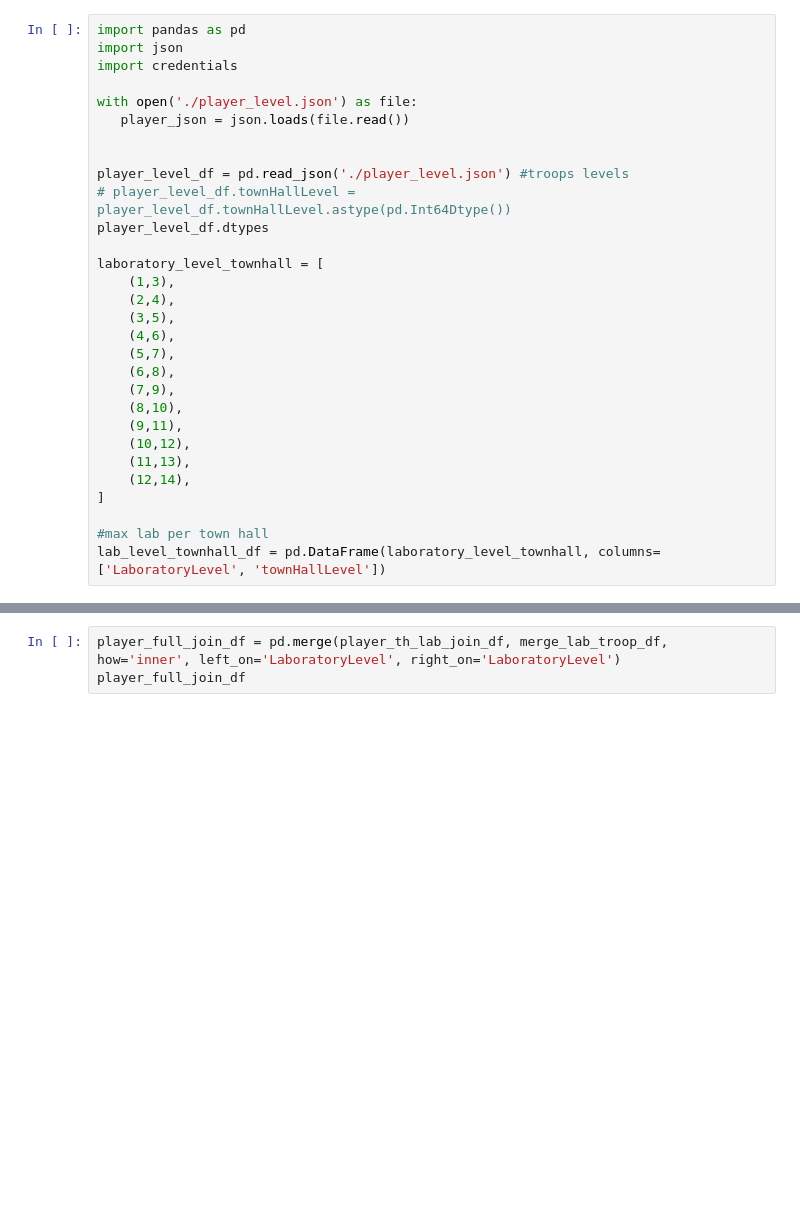
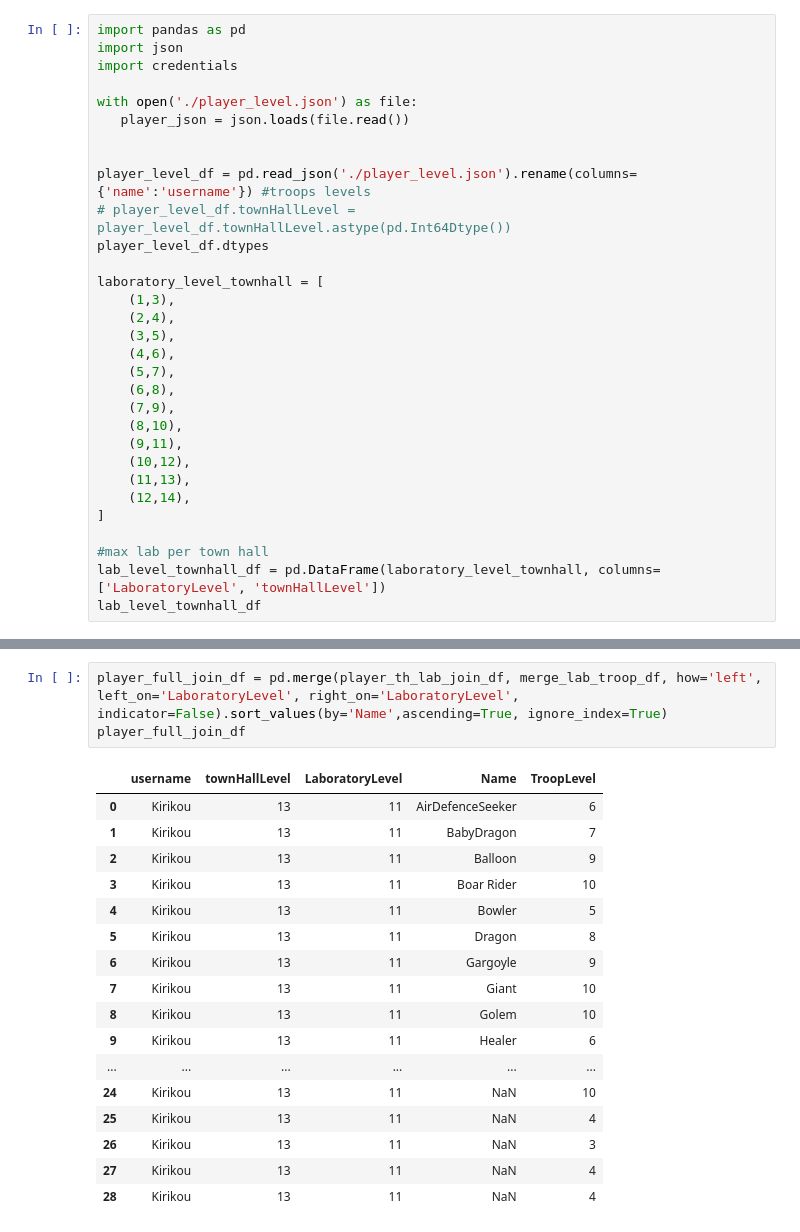
Before and after one commit to dev-tetus/Clan-API, a Jupyter notebook: testing.ipynb, the cells around one changed output, grey strips where cells are left out. Saved outputs shown, nothing was run; the diff lists cells and outputs as text; blank space fills up the shorter version.

```diff
--- a/testing.ipynb
+++ b/testing.ipynb
@@ -7,7 +7,7 @@ with open('./player_level.json') as file:
    player_json = json.loads(file.read())
 
 
-player_level_df = pd.read_json('./player_level.json') #troops levels
+player_level_df = pd.read_json('./player_level.json').rename(columns={'name':'username'}) #troops levels
 # player_level_df.townHallLevel = player_level_df.townHallLevel.astype(pd.Int64Dtype())
 player_level_df.dtypes
 
@@ -28,3 +28,4 @@ laboratory_level_townhall = [
 
 #max lab per town hall
 lab_level_townhall_df = pd.DataFrame(laboratory_level_townhall, columns=['LaboratoryLevel', 'townHallLevel'])
+lab_level_townhall_df
@@ -47,3 +114,21 @@ merge_lab_troop_df
 # %%
-player_full_join_df = pd.merge(player_th_lab_join_df, merge_lab_troop_df, how='inner', left_on='LaboratoryLevel', right_on='LaboratoryLevel')
+player_full_join_df = pd.merge(player_th_lab_join_df, merge_lab_troop_df, how='left', left_on='LaboratoryLevel', right_on='LaboratoryLevel', indicator=False).sort_values(by='Name',ascending=True, ignore_index=True)
 player_full_join_df
+# %% [output]
+|  | username | townHallLevel | LaboratoryLevel | Name | TroopLevel |
+| 0 | Kirikou | 13 | 11 | AirDefenceSeeker | 6 |
+| 1 | Kirikou | 13 | 11 | BabyDragon | 7 |
+| 2 | Kirikou | 13 | 11 | Balloon | 9 |
+| 3 | Kirikou | 13 | 11 | Boar Rider | 10 |
+| 4 | Kirikou | 13 | 11 | Bowler | 5 |
+| 5 | Kirikou | 13 | 11 | Dragon | 8 |
+| 6 | Kirikou | 13 | 11 | Gargoyle | 9 |
+| 7 | Kirikou | 13 | 11 | Giant | 10 |
+| 8 | Kirikou | 13 | 11 | Golem | 10 |
+| 9 | Kirikou | 13 | 11 | Healer | 6 |
+| ... | ... | ... | ... | ... | ... |
+| 24 | Kirikou | 13 | 11 | NaN | 10 |
+| 25 | Kirikou | 13 | 11 | NaN | 4 |
+| 26 | Kirikou | 13 | 11 | NaN | 3 |
+| 27 | Kirikou | 13 | 11 | NaN | 4 |
+| 28 | Kirikou | 13 | 11 | NaN | 4 |
```
Also changed, not shown: parts of 6 cells of this notebook.
